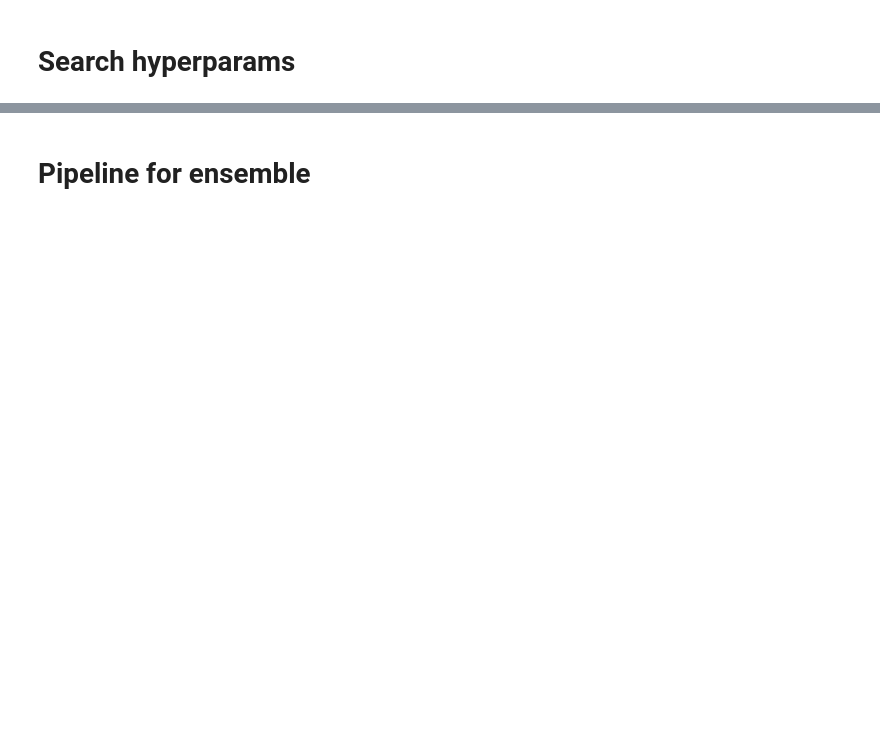
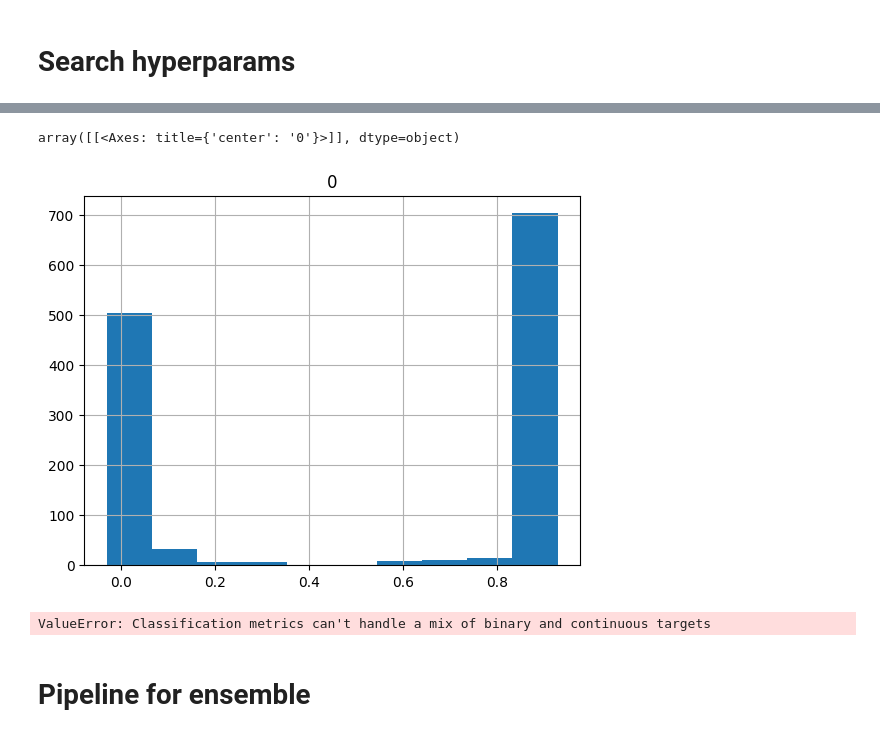
Before and after one commit to akscent/ds_club, a Jupyter notebook: fit-ml-for-charn-prediction.ipynb, the cells around one changed output, grey strips where cells are left out. Drawn from its saved outputs; the diff is of its cells as text; code cells hidden in the pictures; blank space fills up the shorter version.

Commit message:
Kaggle Notebook | FitMLforCharn_prediction | Version 8

```diff
--- a/fit-ml-for-charn-prediction.ipynb
+++ b/fit-ml-for-charn-prediction.ipynb
@@ -127,4 +94,0 @@ x_train
-# %%
-object_columns = x_train.select_dtypes(include=['object']).columns
-x_train[object_columns] = x_train[object_columns].astype('category')
-test_df[object_columns] = test_df[object_columns].astype('category')
@@ -756,0 +805,5 @@ class DjStacking(BaseEstimator, ClassifierMixin):
+# %%
+stacking_model = SimpleStacking(optimization_results, ens_models, blend=1, blend_weights=np.array([0.3, 0.6]))
+# %%
+stacking_model.fit(data.drop(columns = y_col), data[y_col])
+y_pred = stacking_model.predict(data.drop(columns = y_col), data[y_col])
@@ -792,6 +863,36 @@ s1.fit(train_X, train_y)
 # run.summary["accuracy"] = accuracy_score(y_val, preds)
 
 # run.finish()
+# %%
+pd.DataFrame(y_pred).hist()
+
+def threshold_predictions(y_pred, threshold=0.5):
+    """
+    Преобразует вероятности в бинарные метки с использованием порога.
+
+    Parameters:
+    - y_pred: np.ndarray
+        Вектор вероятностей принадлежности к классу 1.
+    - threshold: float (по умолчанию 0.5)
+        Граница для преобразования вероятностей в бинарные метки.
+
+    Returns:
+    - np.ndarray
+        Вектор бинарных меток (0 или 1).
+    """
+    pd.DataFrame(y_pred).hist()
+
+    return (y_pred > threshold).astype(int)
+
+y_pred_binary = threshold_predictions(y_pred, threshold = 0.4)
+# %% [output]
+array([[<Axes: title={'center': '0'}>]], dtype=object)
+[figure, added]
+# %%
+from sklearn.metrics import confusion_matrix, classification_report
+evaluate_classification_metrics(data[y_col], y_pred, 'Blending ens_model')
+# %% [output]
+ValueError: Classification metrics can't handle a mix of binary and continuous targets
 # %%
 print_roca_auc(s1, test_X, test_y, '1-stacking')
 # %%
```
Also changed, not shown: parts of 22 cells of this notebook.
